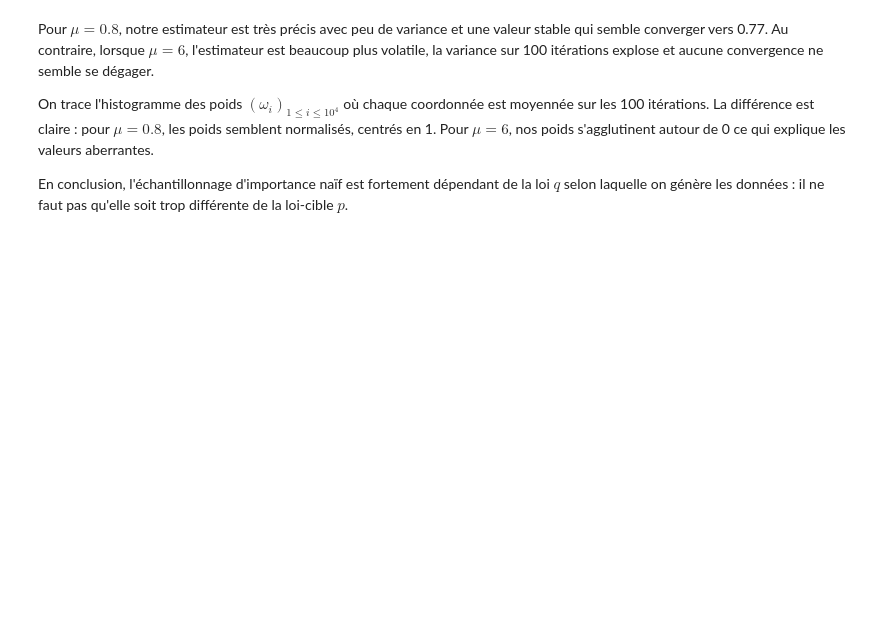
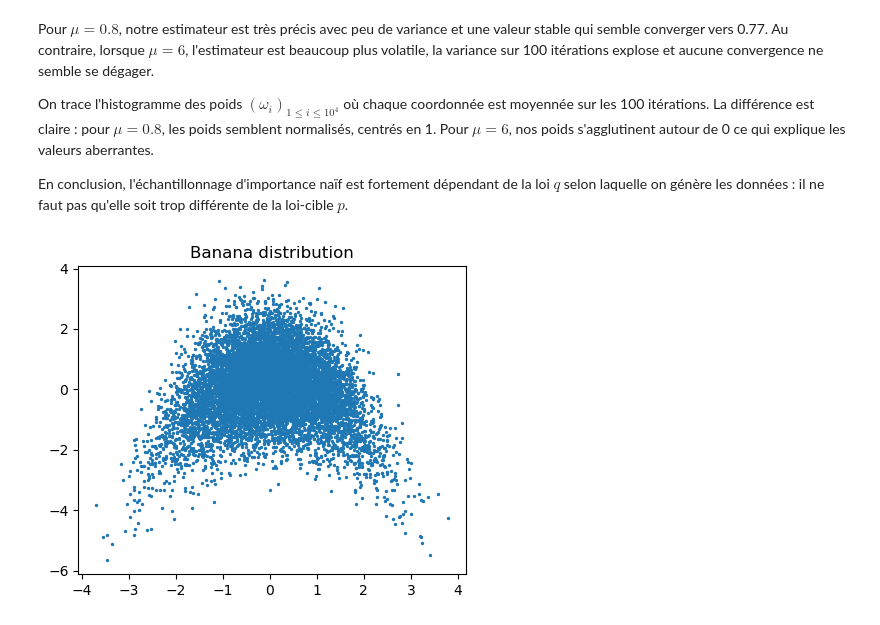
Before and after one commit to meilame-tayebjee/Comp_Stats_Lab, a Jupyter notebook: TD2/TD2.ipynb, the cells around one changed output. Saved outputs shown, nothing was run; the diff lists cells and outputs as text; code cells hidden in the pictures; blank space fills up the shorter version.

```diff
--- a/TD2/TD2.ipynb
+++ b/TD2/TD2.ipynb
@@ -501,3 +501,59 @@ Pour $\mu = 0.8$, notre estimateur est très précis avec peu de variance et une
 On trace l'histogramme des poids  $(\omega_i)_{1\leq i \leq 10^4}$ où chaque coordonnée est moyennée sur les 100 itérations. La différence est claire : pour $\mu = 0.8$, les poids semblent normalisés, centrés en 1. Pour $\mu = 6$, nos poids s'agglutinent autour de 0 ce qui explique les valeurs aberrantes.
 
 En conclusion, l'échantillonnage d'importance naïf est fortement dépendant de la loi $q$ selon laquelle on génère les données : il ne faut pas qu'elle soit trop différente de la loi-cible $p$.
+# %%
+def nu(X, sigma = 1, d = 5, b = 0.4):
+    """
+    Args:
+        X (array shape (n,d)): sample
+        sigma (float): sigma_1 (in the exercise)
+        d (int): dimension of the distribution
+        b (float): parameter of the banana
+
+    Returns
+        (array shape (n,)): values of nu(x) for each sample x
+    """
+    Sigma = np.eye(d)
+    Sigma[0, 0] = sigma**2
+    X = np.array(X)
+    Y = X.copy()
+    Y[:, 1] += b*(Y[:, 0]**2 - sigma**2)
+
+    pdf_values = stats.multivariate_normal.pdf(Y, mean=np.zeros(d), cov=Sigma)
+    return pdf_values
+
+def q(X, alpha, mu, Sigma):
+    """
+    Args:
+        X (array shape (n,d)): sample
+        alpha (array shape (K,)): weight of the normal distribution
+        mu (array shape (K,d)): mean of the normal distribution
+        Sigma (array shape (d,d, K)): covariance matrix of the normal distribution
+
+    Returns
+        (array shape (n,)): values of q(x) for each sample x
+    """
+
+    K = len(alpha)
+    X = np.array(X)
+    res = np.zeros(X.shape[0])
+    for k in range(K):
+        res += alpha[k]*stats.multivariate_normal.pdf(X, mean=mu[k], cov=Sigma[:,:,k])
+    return res
+
+def generateBanana(d = 5, sigma = 1, b = 0.4, N = 10000):
+    Sigma = np.eye(d)
+    Sigma[0,0] = sigma**2
+
+    X = np.random.multivariate_normal(np.zeros(d), Sigma, size = N)
+    X[:,1] -= b*(X[:,0]**2 - sigma**2)
+
+    return X
+
+X = generateBanana()
+plt.figure(figsize=(5, 4))
+plt.scatter(X[:,0], X[:,1], s = 2)
+plt.title("Banana distribution")
+plt.show()
+# %% [output]
+[figure, added]
```
Also changed, not shown: parts of 6 cells of this notebook.
